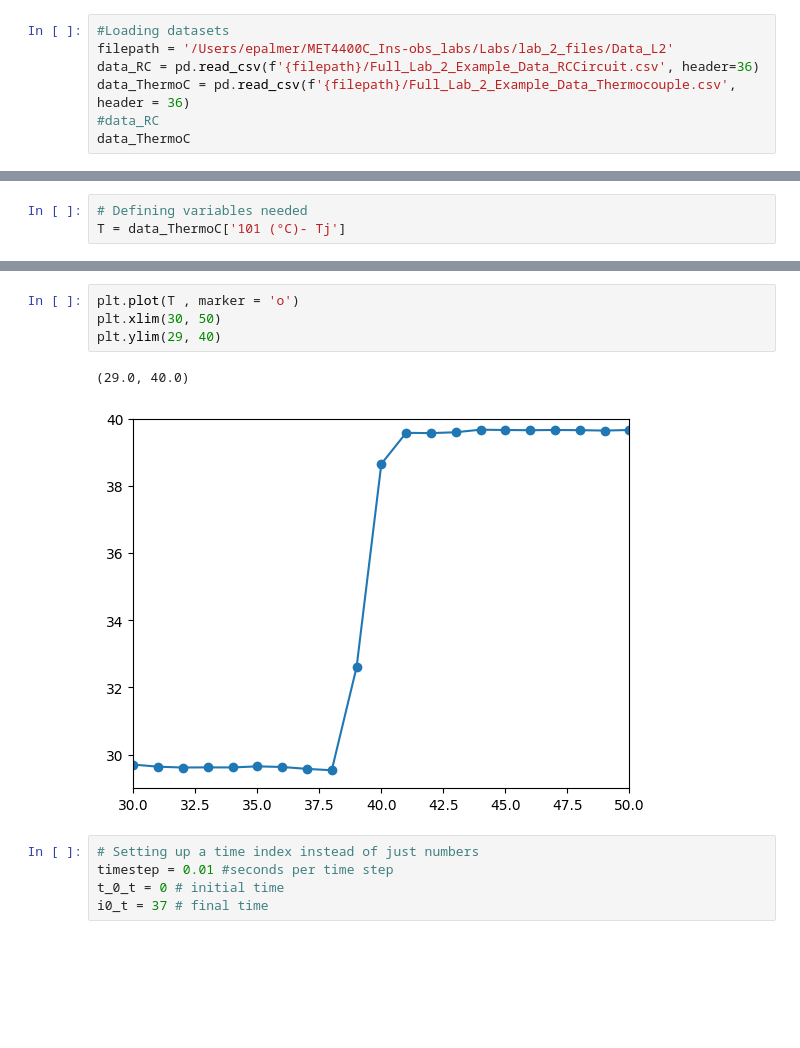
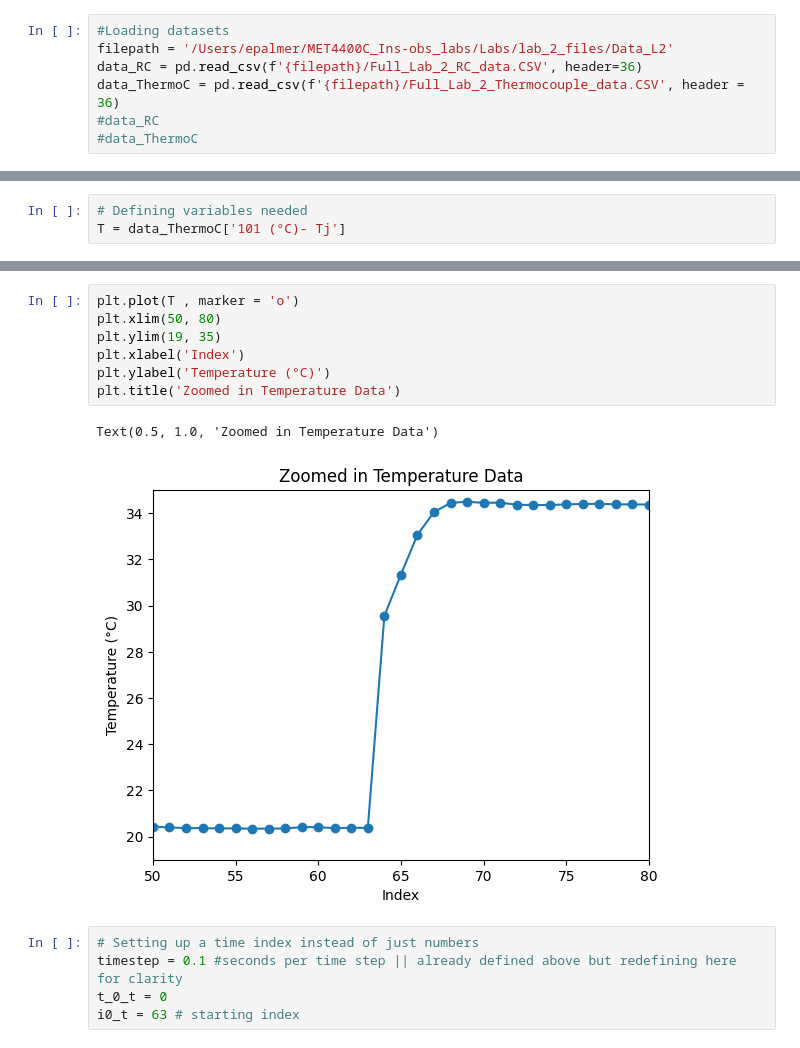
Before and after one commit to EP-Shark/MET4400C_Ins-obs_labs, a Jupyter notebook: Labs/lab_2_files/Full_lab2.ipynb, the cells around one changed output, grey strips where cells are left out. Drawn from its saved outputs; the diff is of its cells as text; blank space fills up the shorter version.

```diff
--- a/Labs/lab_2_files/Full_lab2.ipynb
+++ b/Labs/lab_2_files/Full_lab2.ipynb
@@ -6,7 +9,7 @@ import pandas as pd
 # %%
 #Loading datasets
 filepath = '/Users/epalmer/MET4400C_Ins-obs_labs/Labs/lab_2_files/Data_L2'
-data_RC = pd.read_csv(f'{filepath}/Full_Lab_2_Example_Data_RCCircuit.csv', header=36)
-data_ThermoC = pd.read_csv(f'{filepath}/Full_Lab_2_Example_Data_Thermocouple.csv', header = 36)
+data_RC = pd.read_csv(f'{filepath}/Full_Lab_2_RC_data.CSV', header=36)
+data_ThermoC = pd.read_csv(f'{filepath}/Full_Lab_2_Thermocouple_data.CSV', header = 36)
 #data_RC
-data_ThermoC
+#data_ThermoC
@@ -149,14 +118,17 @@ plt.plot(T)
 # %%
 plt.plot(T , marker = 'o')
-plt.xlim(30, 50)
-plt.ylim(29, 40)
+plt.xlim(50, 80)
+plt.ylim(19, 35)
+plt.xlabel('Index')
+plt.ylabel('Temperature (°C)')
+plt.title('Zoomed in Temperature Data')
 # %% [output]
-(29.0, 40.0)
+Text(0.5, 1.0, 'Zoomed in Temperature Data')
-[figure, old version]
+[figure, new version]
 # %%
 # Setting up a time index instead of just numbers
-timestep = 0.01 #seconds per time step
-t_0_t = 0 # initial time
-i0_t = 37 # final time
+timestep = 0.1 #seconds per time step || already defined above but redefining here for clarity
+t_0_t = 0
+i0_t = 63 # starting index
 # %%
 # finding where the temperature/forcing starts to level off
```
Also changed, not shown: parts of 22 cells of this notebook, 2 other files.
